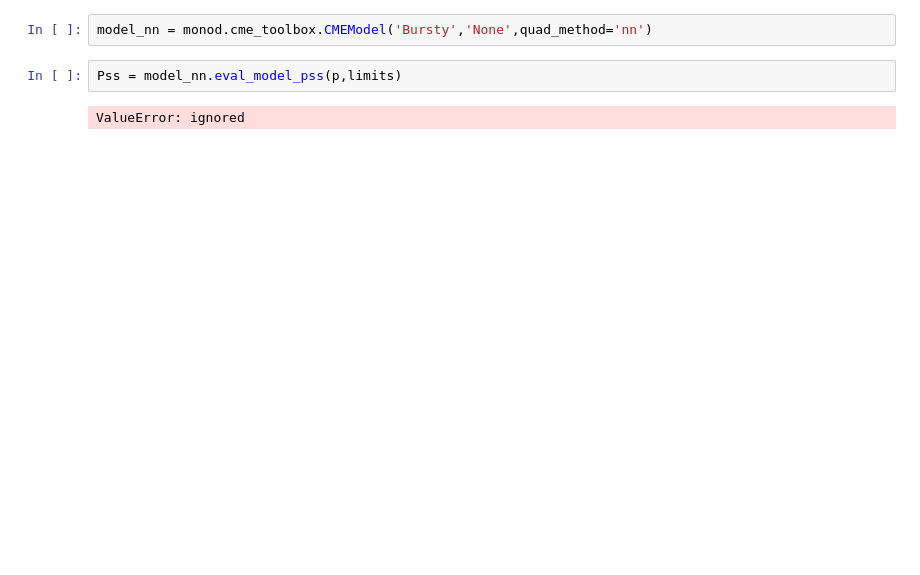
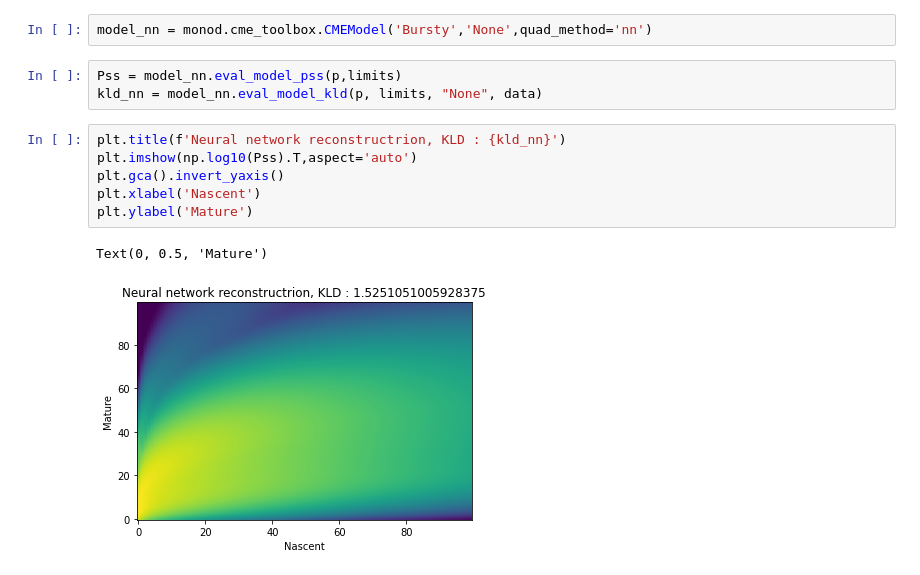
Before and after one commit to pachterlab/monod, a Jupyter notebook: nn_integration.ipynb, the cells around one changed output. Saved outputs shown, nothing was run; the diff lists cells and outputs as text; blank space fills up the shorter version.

```diff
--- a/nn_integration.ipynb
+++ b/nn_integration.ipynb
@@ -91,5 +91,13 @@ Text(0, 0.5, 'KLD')
 model_nn = monod.cme_toolbox.CMEModel('Bursty','None',quad_method='nn')
 # %%
 Pss = model_nn.eval_model_pss(p,limits)
+kld_nn = model_nn.eval_model_kld(p, limits, "None", data)
-# %% [output]
-ValueError: ignored
+# %%
+plt.title(f'Neural network reconstructrion, KLD : {kld_nn}')
+plt.imshow(np.log10(Pss).T,aspect='auto')
+plt.gca().invert_yaxis()
+plt.xlabel('Nascent')
+plt.ylabel('Mature')
+# %% [output]
+Text(0, 0.5, 'Mature')
+[figure, added]
```
Also changed, not shown: parts of 17 cells of this notebook.
